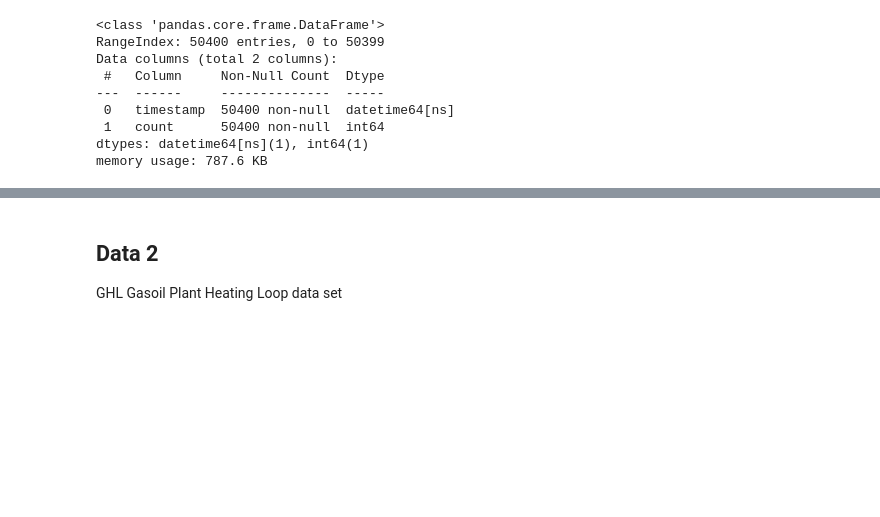
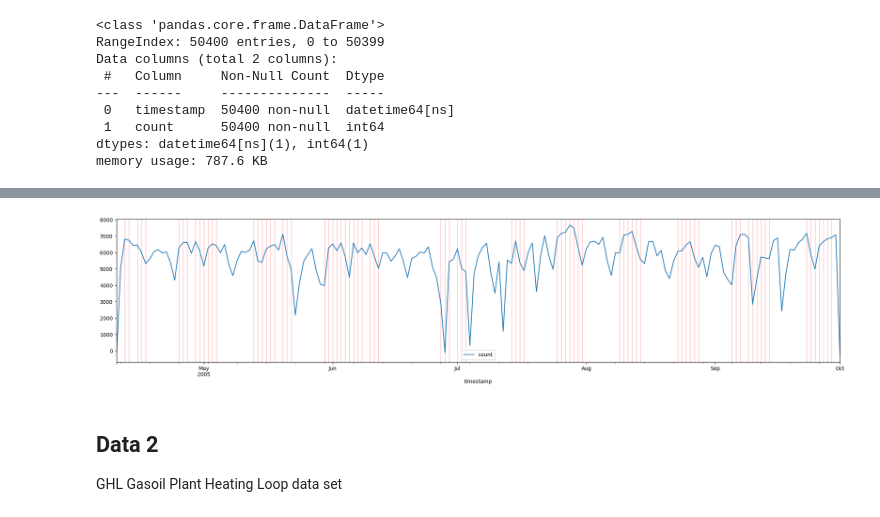
Before and after one commit to widosenoatri/DSLab2, a Jupyter notebook: preprocessing.ipynb, the cells around one changed output, grey strips where cells are left out. Drawn from its saved outputs; the diff is of its cells as text; code cells hidden in the pictures; blank space fills up the shorter version.

```diff
--- a/preprocessing.ipynb
+++ b/preprocessing.ipynb
@@ -57,3 +140,16 @@ data_1_a_resampled.plot(y='count', figsize=(15, 6))
+# %%
+start_time = data_1_b['timestamp_start']
+end_time = data_1_b['timestamp_end']
+
+data_vis = data_1_a_resampled
+data_vis.plot(y='count', figsize=(25, 5))
+
+for start, end in zip(start_time, end_time):
+    plt.axvspan(start, end, color='red', alpha=0.3)
+
+plt.show()
+# %% [output]
+[figure, added]
 # %% [markdown]
 ## Data 2
 GHL Gasoil Plant Heating Loop data set
```
Also changed, not shown: parts of 17 cells of this notebook.
